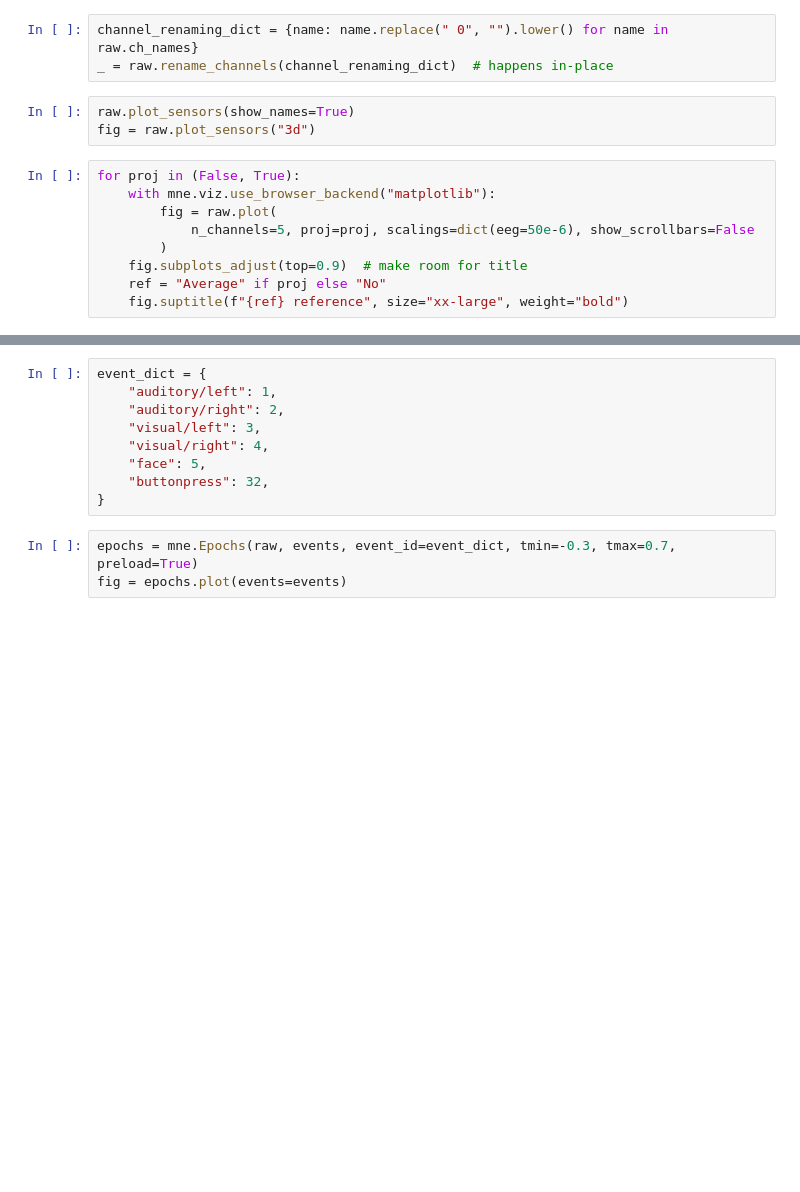
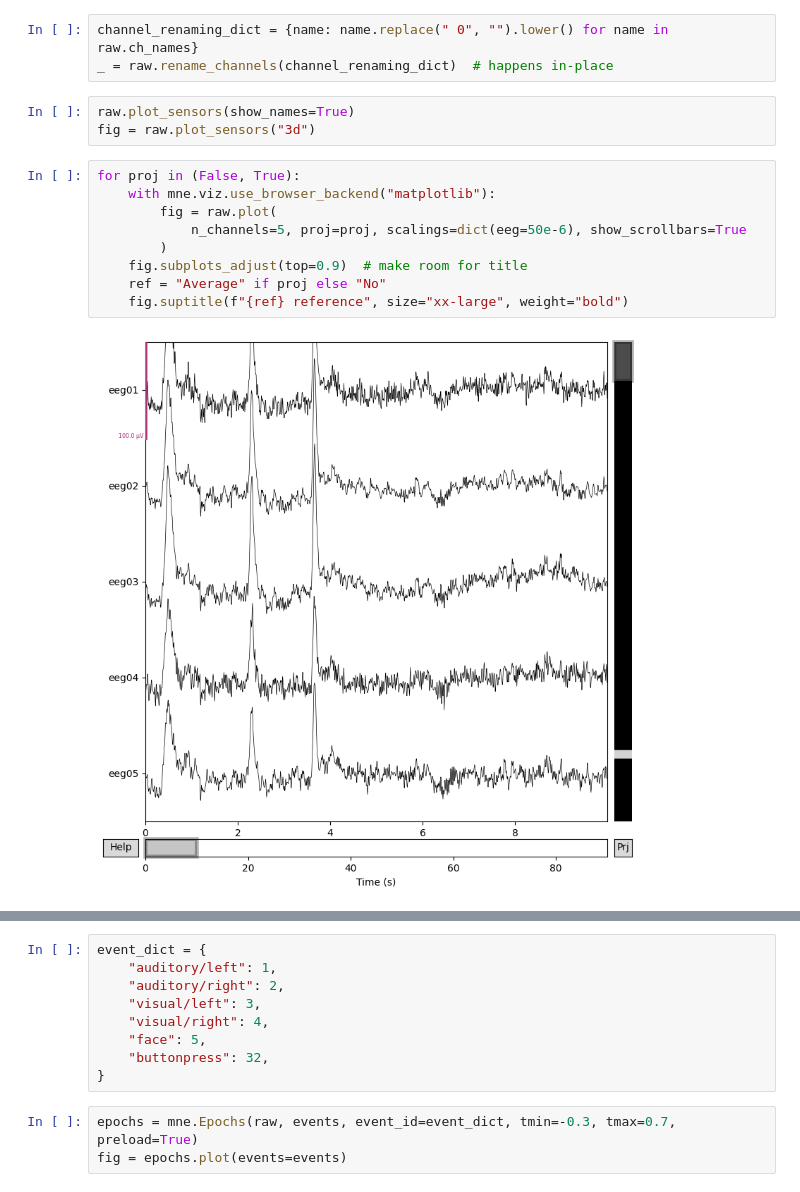
Before and after one commit to r1sephoenix/neuro_practice, a Jupyter notebook: notebooks/ERP.ipynb, the cells around one changed output, grey strips where cells are left out. Drawn from its saved outputs; the diff is of its cells as text; blank space fills up the shorter version.

```diff
--- a/notebooks/ERP.ipynb
+++ b/notebooks/ERP.ipynb
@@ -27,9 +53,11 @@ fig = raw.plot_sensors("3d")
 # %%
 for proj in (False, True):
     with mne.viz.use_browser_backend("matplotlib"):
         fig = raw.plot(
-            n_channels=5, proj=proj, scalings=dict(eeg=50e-6), show_scrollbars=False
+            n_channels=5, proj=proj, scalings=dict(eeg=50e-6), show_scrollbars=True
         )
     fig.subplots_adjust(top=0.9)  # make room for title
     ref = "Average" if proj else "No"
     fig.suptitle(f"{ref} reference", size="xx-large", weight="bold")
+# %% [output]
+[figure, added]
```
Also changed, not shown: parts of 30 cells of this notebook, 15 other files.
